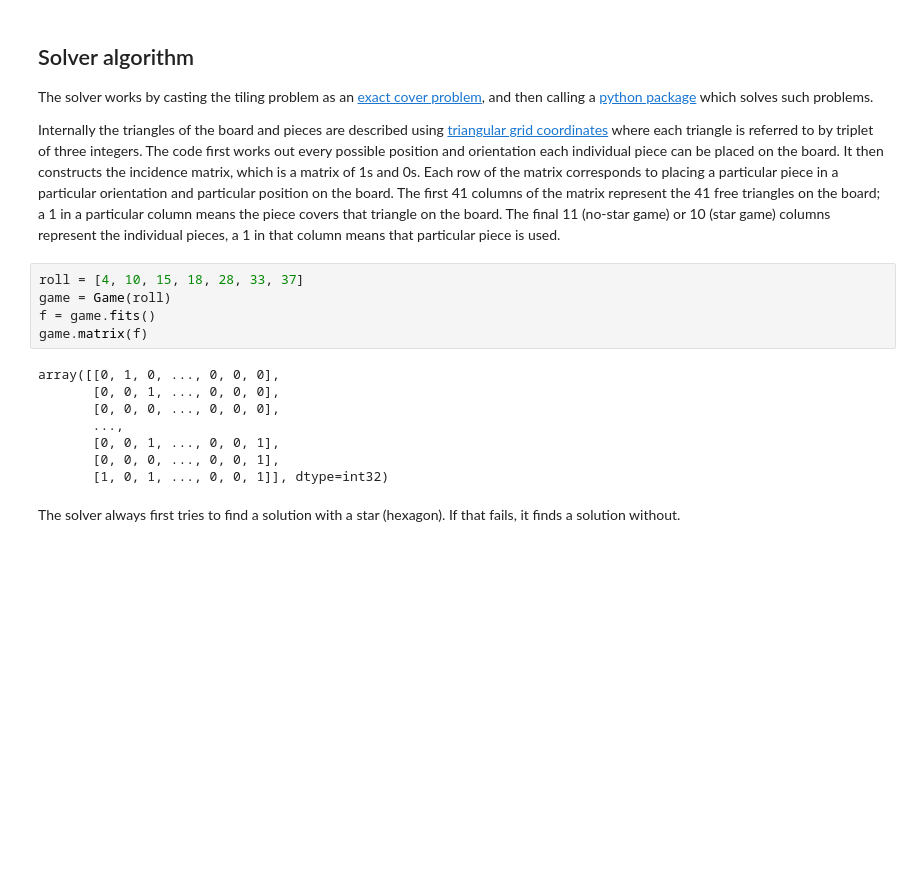
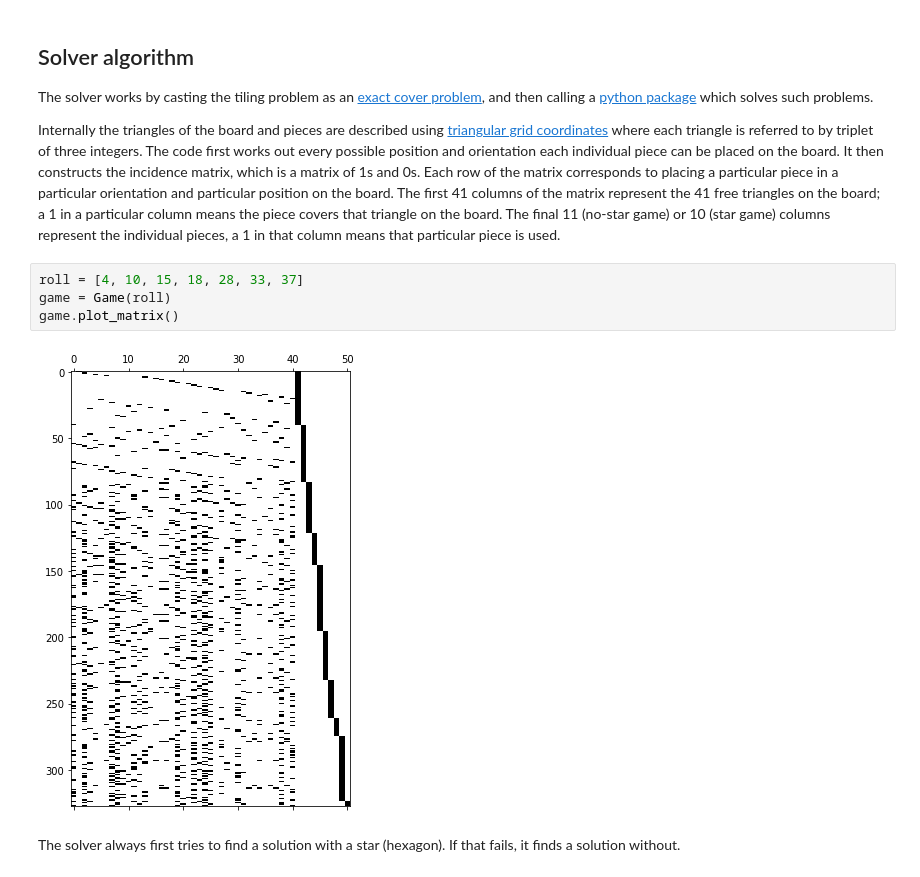
Before and after one commit to johnrudge/genius_star, a Jupyter notebook: description.ipynb, the cells around one changed output. Saved outputs shown, nothing was run; the diff lists cells and outputs as text; blank space fills up the shorter version.

Commit message:
Add a function which displays the game matrix.

```diff
--- a/description.ipynb
+++ b/description.ipynb
@@ -44,16 +44,9 @@ Internally the triangles of the board and pieces are described using [triangular
 # %%
 roll = [4, 10, 15, 18, 28, 33, 37]
 game = Game(roll)
-f = game.fits()
-game.matrix(f)
+game.plot_matrix()
 # %% [output]
-array([[0, 1, 0, ..., 0, 0, 0],
-       [0, 0, 1, ..., 0, 0, 0],
-       [0, 0, 0, ..., 0, 0, 0],
-       ...,
-       [0, 0, 1, ..., 0, 0, 1],
-       [0, 0, 0, ..., 0, 0, 1],
-       [1, 0, 1, ..., 0, 0, 1]], dtype=int32)
+[figure, added]
 # %% [markdown]
 The solver always first tries to find a solution with a star (hexagon). If that fails, it finds a solution without.
 # %%
```
Also changed, not shown: parts of 1 cell of this notebook, 1 other file.
